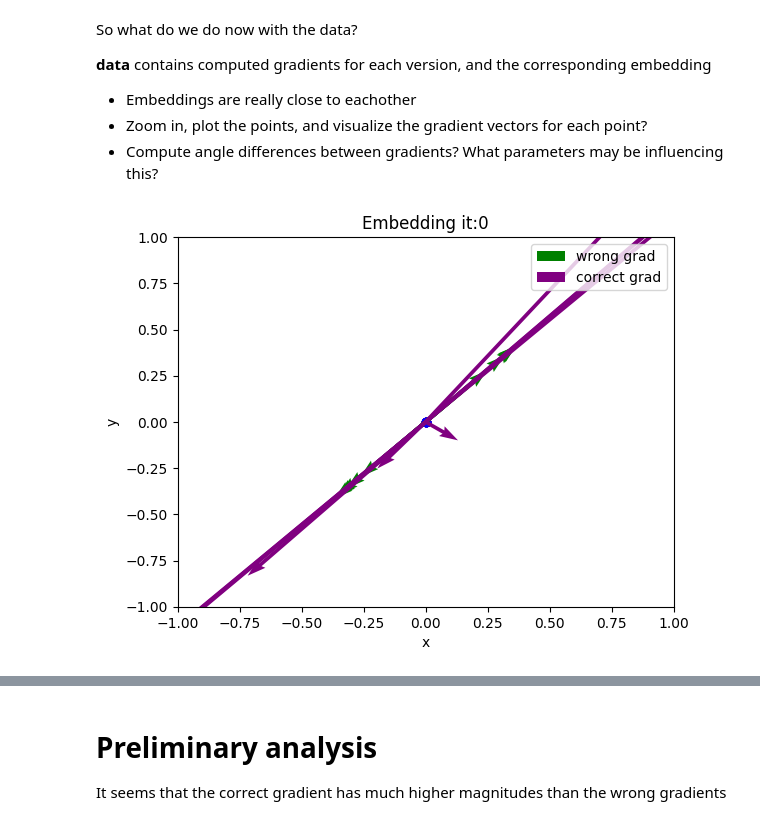
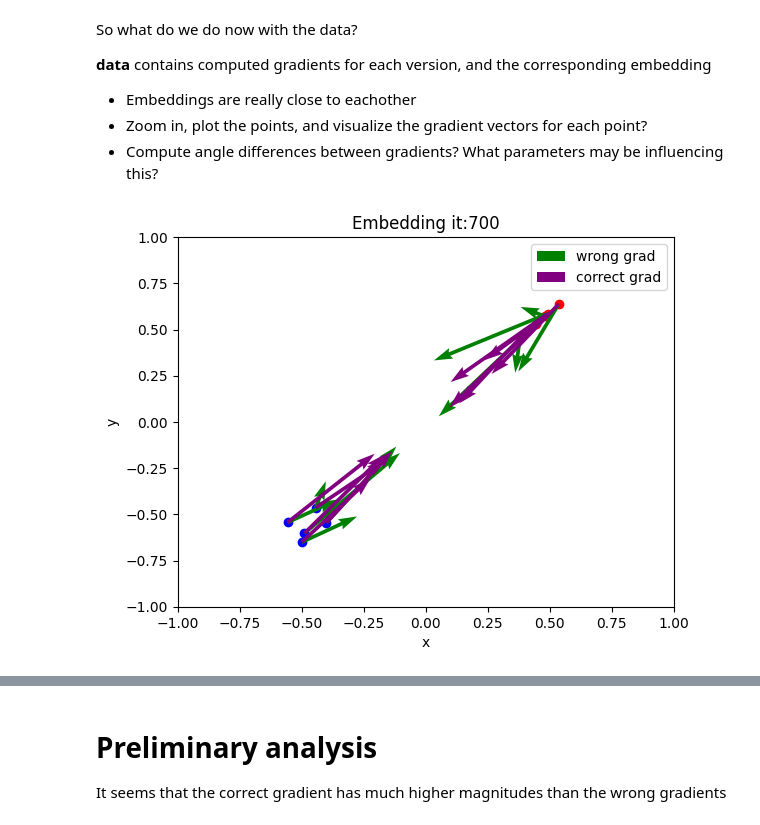
Before and after one commit to Haoranxia/hyperbolic-tsne, a Jupyter notebook: experiment_gradient.ipynb, the cells around one changed output, grey strips where cells are left out. Drawn from its saved outputs; the diff is of its cells as text; code cells hidden in the pictures.

```diff
--- a/experiment_gradient.ipynb
+++ b/experiment_gradient.ipynb
@@ -170,8 +191,8 @@ for correct_gradient in correct_gradients:
     opt_conf = opt_config(cf, learning_rate, exaggeration_factor, ex_iterations, main_iterations, exact=exact, grad_scale_fix=True, grad_fix=correct_gradient)
     opt_params = SequentialOptimizer.sequence_poincare(**opt_conf)
 
-    log_path_cf = log_path + f"correct_grad:{correct_gradient}/"
-    grad_path_grad = grad_path + f"correct_grad:{correct_gradient}/"
+    log_path_cf = log_path + f"correct_grad_{correct_gradient}/"
+    grad_path_grad = grad_path + f"correct_grad_{correct_gradient}/"
 
     opt_params, opt_conf = initialize_logger(opt_params, opt_conf, log_path_cf, grad_path_grad)
     opt_params["cf_params"].update({"grad_fix" : correct_gradient})     # So the cost function knows which gradient to use
@@ -243,7 +264,7 @@ import matplotlib.pyplot as plt
 all_norms = []
 # Read gradients from file
 for correct_gradient in correct_gradients:
-    folder_path = Path(f"temp/grad/correct_grad:{correct_gradient}")
+    folder_path = Path(f"temp/grad/correct_grad_{correct_gradient}")
     norms = []
 
     # After opening folder_path we encounter 2 more folders for the different optimizer results
@@ -271,7 +292,7 @@ for correct_gradient in correct_gradients:
     # Add labels and title
     ax.set_xlabel('iteration')
     ax.set_ylabel('norm')
-    ax.set_title(f'Norms of correct_grad:{correct_gradient}')
+    ax.set_title(f'Norms of correct_grad_{correct_gradient}')
     ax.legend()
 
     # Show the plot
@@ -307,7 +328,7 @@ Compute both gradients for the same embeddings. Choice of embedding should be se
 from gradient_experiments import GradientComparisons
 from pathlib import Path
 
-embedding_folder_path = "temp/poincare/correct_grad:True"              # Where our embeddings are
+embedding_folder_path = "temp/poincare/correct_grad_True"              # Where our embeddings are
 output_folder_path = "results/gradient_comparisons"                    # Where to store our results
 V = V                                                                   # High dim. affinity matrix, precomputed
 
@@ -321,7 +342,7 @@ for correct_gradient in correct_gradients:
     opt_params["cf_params"].update({"grad_fix" : correct_gradient})         # So the cost function knows which gradient to use
     params = opt_params["cf_config_params"] | opt_params["cf_params"]       # Params to initialize cf
 
-    key = f"linear_hierarchical_data_nclusters:{n_clusters}_ndata:{n_samples}"
+    key = f"linear_hierarchical_data_nclusters_{n_clusters}_ndata_{n_samples}"
     cf = HyperbolicKL(n_components=2, other_params=params)
 
     # Run experiment
@@ -340,13 +361,13 @@ Now that we have all the gradients of the 2 versions, what can we do?
 gradients_directory = Path("results/gradient_comparisons")
 
 # The iteration we want to analyze
-emb_it = 0
+emb_it = 700
 
 # Load gradients corresponding to "emb_it"
 data = dict()
-for idx, gradient_folder in enumerate(gradients_directory.iterdir()):
+for idx, gradient_folder in enumerate(gradients_directory.iterdir()):       # Only 2 directories (Correct & Incorrect gradient)
     # Load gradient data from the iteration we want
-    gradient_file_path = Path(f"{gradient_folder}/it:{emb_it}.csv")
+    gradient_file_path = Path(f"{gradient_folder}/it_{emb_it}.csv")
     gradient_data = np.loadtxt(str(gradient_file_path), delimiter=',')
     key = "Wrong_Grad" if (idx == 0) else "Correct_Grad"
     data[key] = gradient_data
@@ -354,7 +375,7 @@ for idx, gradient_folder in enumerate(gradients_directory.iterdir()):
 
 
 # Load embedding corresponding to "emb_it"
-embeddings_directory = Path("temp/poincare/correct_grad:True/solver_gradient_descent_sequential_opt_1")
+embeddings_directory = Path("temp/poincare/correct_grad_True/solver_gradient_descent_sequential_opt_1")
 emb_file_path = Path(f"{embeddings_directory}/{emb_it}.csv")
 emb_data = np.loadtxt(str(emb_file_path), delimiter=',')
 data["Emb"] = emb_data
@@ -385,7 +405,8 @@ So what do we do now with the data?
 - Compute angle differences between gradients? What parameters may be influencing this?
 # %%
 scaling_factor = 1
-grad_scaling_factor = 1
+grad_scaling_factor = 3000
+wrong_grad_scaling_factor = 1
 
 # Plot embedding points
 # Create a figure and axis
@@ -393,32 +414,32 @@ fig, ax = plt.subplots()
 
 # Plot the data
 scaled_data = data["Emb"] * scaling_factor
 
 # In our current situation we have 2 clusters with n_samples elements each
 ax.scatter(scaled_data[:n_samples, 0], scaled_data[:n_samples, 1], color='red')
 ax.scatter(scaled_data[n_samples:, 0], scaled_data[n_samples:, 1], color='blue')
 
 # Plot the gradients
-scaled_wrong_grad = data["Wrong_Grad"] * grad_scaling_factor
+scaled_wrong_grad = data["Wrong_Grad"] * wrong_grad_scaling_factor
 ax.quiver(scaled_data[:, 0], scaled_data[:, 1], scaled_wrong_grad[:, 0], scaled_wrong_grad[:, 1],
           angles='xy', scale_units='xy', scale=1, color='green', label="wrong grad")
 
 scaled_correct_grad = data["Correct_Grad"] * grad_scaling_factor
 ax.quiver(scaled_data[:, 0], scaled_data[:, 1], scaled_correct_grad[:, 0], scaled_correct_grad[:, 1],
           angles='xy', scale_units='xy', scale=1, color='purple', label="correct grad")
 
 # Set axis limits
 ax.set_xlim([-1, 1])
 ax.set_ylim([-1, 1])
 
 # Add labels and title
 ax.set_xlabel('x')
 ax.set_ylabel('y')
 ax.set_title(f'Embedding it:{emb_it}')
 
 ax.legend()
 
 # Show the plot
 plt.show()
 # %% [output]
-[figure, old version]
+[figure, new version]
```
Also changed, not shown: parts of 9 cells of this notebook, 2 other files.
